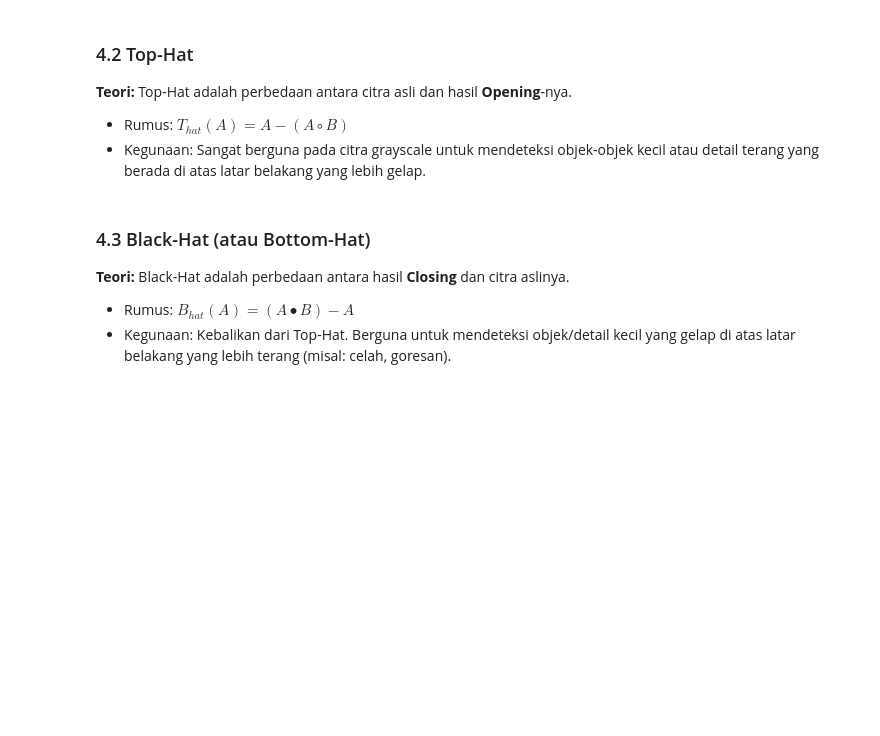
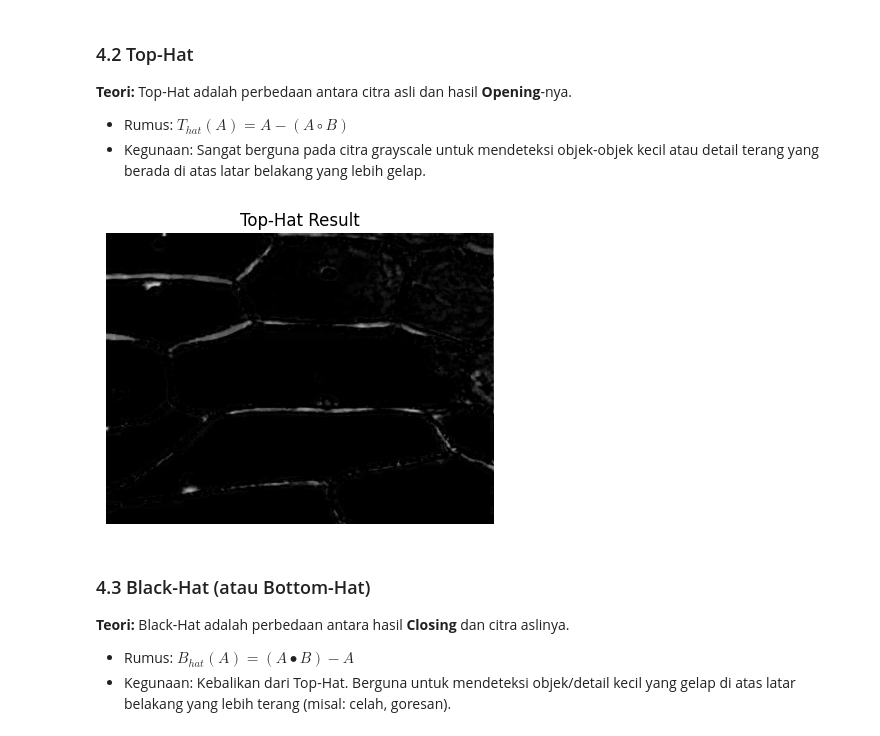
Before and after one commit to t0ccata/tugas3morphology, a Jupyter notebook: skrip_v1.ipynb, the cells around one changed output. Drawn from its saved outputs; the diff is of its cells as text; code cells hidden in the pictures; blank space fills up the shorter version.

```diff
--- a/skrip_v1.ipynb
+++ b/skrip_v1.ipynb
@@ -324,3 +363,40 @@ plt.show()
+# %%
+# Fungsi Bantu
+def show(img, title='Result'):
+    plt.figure(figsize=(5,5))
+    if len(img.shape)==2:
+        plt.imshow(img, cmap='gray')
+    else:
+        plt.imshow(cv2.cvtColor(img, cv2.COLOR_BGR2RGB))
+    plt.title(title)
+    plt.axis('off')
+    plt.show()
+# %%
+import cv2
+import numpy as np
+import matplotlib.pyplot as plt
+
+# Upload gambar
+img_path = "/content/image.jpg"  # corrected file path
+img_gray = cv2.imread(img_path, cv2.IMREAD_GRAYSCALE)
+# %%
+# Top Hat Method
+# Definisi: Top-Hat = f - opening(f)
+# Tujuan: menonjolkan bagian terang kecil di atas latar belakang.
+
+def top_hat(img_gray, ksize=15, shape='ellipse'):
+    if shape == 'ellipse':
+        kernel = cv2.getStructuringElement(cv2.MORPH_ELLIPSE, (ksize, ksize))
+    else:
+        kernel = cv2.getStructuringElement(cv2.MORPH_RECT, (ksize, ksize))
+    opened = cv2.morphologyEx(img_gray, cv2.MORPH_OPEN, kernel)
+    result = cv2.subtract(img_gray, opened)
+    return result
+
+th_tophat = top_hat(img_gray, 15, 'ellipse')
+show(th_tophat, 'Top-Hat Result')
+# %% [output]
+[figure, added]
 # %% [markdown]
 ### 4.3 Black-Hat (atau Bottom-Hat)
 
```
Also changed, not shown: parts of 10 cells of this notebook.
